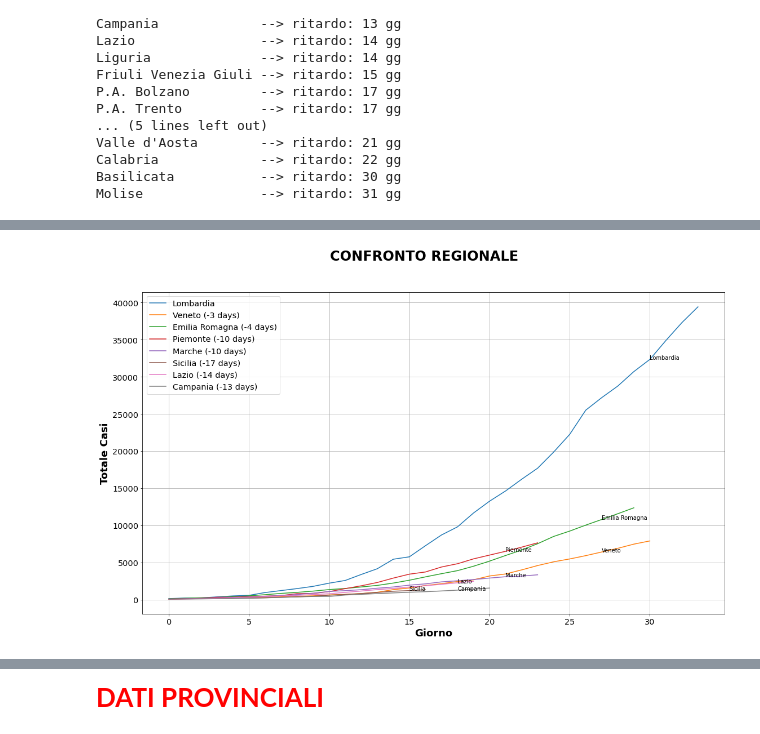
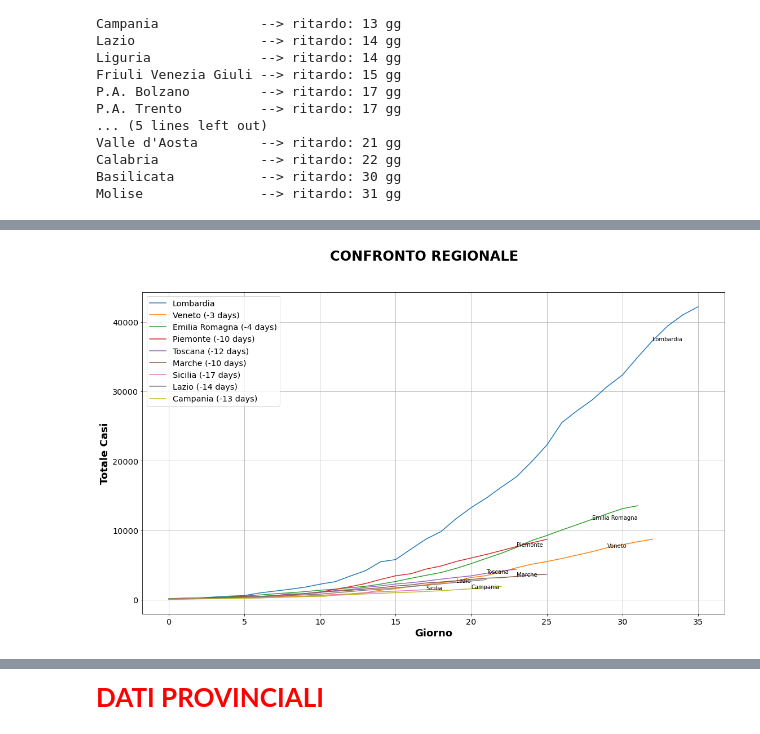
Before and after one commit to foppini975/covid19, a Jupyter notebook: Covid-19 Report.ipynb, the cells around one changed output, grey strips where cells are left out. Saved outputs shown, nothing was run; the diff lists cells and outputs as text; code cells hidden in the pictures.

```diff
--- a/Covid-19 Report.ipynb
+++ b/Covid-19 Report.ipynb
@@ -27,15 +27,22 @@ def getlatest(df, column):
     latest_date = df.max()['data']
     latest_but_one_date = df[df['data'] != latest_date].max()['data']
 
-    latest_value = df[df['data'] == latest_date][column].values[0]
-    latest_but_one_value = df[df['data'] == latest_but_one_date][column].values[0]
+    try:
+        latest_value = int(df[df['data'] == latest_date][column].values[0])
+        latest_but_one_value = int(df[df['data'] == latest_but_one_date][column].values[0])
+    except Exception as e:
+        print("Exception: {}".format(e))
     sign_char = ""
-    if latest_value >= latest_but_one_value:
-        sign_char = "+"
-    if latest_but_one_value == 0:
-        incr_perc = "--"
-    else:
-        incr_perc = "{}{:.2f}%".format(sign_char, 100*(latest_value-latest_but_one_value)/latest_but_one_value)
+    try:
+        if latest_value >= latest_but_one_value:
+            sign_char = "+"
+        if latest_but_one_value == 0:
+            incr_perc = "--"
+        else:
+            incr_perc = "{}{:.2f}%".format(sign_char, 100*(latest_value-latest_but_one_value)/latest_but_one_value)
+    except Exception as e:
+        print("Exception: {}".format(e))
+        print("Column: {} - Latest value: {} - Latest but one value: {}".format(column, latest_value, latest_but_one_value))
     return "{} [{}]".format(locale.format_string("%d", latest_value, grouping=True), incr_perc)
 
 NAT_JSON_URL = "https://raw.githubusercontent.com/pcm-dpc/COVID-19/master/dati-json/dpc-covid19-ita-andamento-nazionale.json"
@@ -733,9 +727,9 @@ df_plot.head()
 
 df_sim = pd.DataFrame()
 
-A = {'Lombardia': 40000.0, 'Veneto': 40000.0, 'Piemonte': 40000.0, 'Emilia Romagna': 40000.0, 'Marche': 40000.0}
-D = {'Lombardia': 22.0, 'Veneto': 22.0, 'Piemonte': 22.0, 'Emilia Romagna': 22.0, 'Marche': 22.0}
-T = {'Lombardia': 5.4, 'Veneto': 5.4, 'Piemonte': 5.4, 'Emilia Romagna': 5.4, 'Marche': 5.4}
+A = {'Lombardia': 40000.0, 'Veneto': 40000.0, 'Piemonte': 40000.0, 'Emilia Romagna': 40000.0, 'Toscana': 40000.0, 'Marche': 40000.0}
+D = {'Lombardia': 22.0, 'Veneto': 22.0, 'Piemonte': 22.0, 'Emilia Romagna': 22.0, 'Toscana': 22.0, 'Marche': 22.0}
+T = {'Lombardia': 5.4, 'Veneto': 5.4, 'Piemonte': 5.4, 'Emilia Romagna': 5.4, 'Toscana': 5.4, 'Marche': 5.4}
 
 def iterate_mse(df_plot, regioni, regione, param_name, A, D, T):
     epsilon_reference = {'A': 1000, 'D': 0.1, 'T': 0.2}
@@ -796,7 +790,7 @@ def iterate_mse(df_plot, regioni, regione, param_name, A, D, T):
 #RegValues_TAP = df_reg["totale_attualmente_positivi"]
 df_reg.head()
 
-for regione in ['Lombardia', 'Veneto', 'Emilia Romagna', 'Piemonte', 'Marche']:
+for regione in ['Lombardia', 'Veneto', 'Emilia Romagna', 'Piemonte', 'Toscana', 'Marche']:
     for big_loop in range(0,10):
         sim_0 = iterate_mse(df_plot, regioni, regione, "A", A, D, T)
         if VERBOSE:
@@ -815,35 +809,35 @@ plt.rcParams.update({'xtick.labelsize': 'x-large', 'ytick.labelsize': 'x-large',
 fig.set_size_inches(18.5, 10.5)
 fig.suptitle('CONFRONTO REGIONALE', fontsize=24, fontweight='bold')
 ax.set_xlabel('Giorno', horizontalalignment='center', fontsize=18, fontweight='bold')
 ax.set_ylabel('Totale Casi', fontsize=18, fontweight='bold')
 
 #for regione in regioni:
-for regione in ['Lombardia', 'Veneto', 'Emilia Romagna', 'Piemonte', 'Marche', 'Sicilia', 'Lazio', 'Campania']:
+for regione in ['Lombardia', 'Veneto', 'Emilia Romagna', 'Piemonte', 'Toscana', 'Marche', 'Sicilia', 'Lazio', 'Campania']:
     if regioni[regione] == min_offset:
         ax.plot(df_plot[regione][0:len(df_plot[regione])-regioni[regione]], label="{}".format(regione))
     else:
         ax.plot(df_plot[regione][0:len(df_plot[regione])-regioni[regione]], label="{} (-{} days)".format(regione, regioni[regione] - min_offset))
     text_x_pos = int(.9 * (len(df_plot[regione])-regioni[regione]))
     text_y_pos = int(df_plot[regione][text_x_pos])
     plt.text(text_x_pos, text_y_pos, regione)
 
 
 """
 for regione in ['Lombardia', 'Veneto', 'Emilia Romagna', 'Piemonte', 'Marche']:
     ax.plot(df_sim[regione], label = "{} sim".format(regione), linestyle='dashed')
     text_x_pos = int(.9 * len(df_sim[regione]))
     text_y_pos = int(df_sim[regione][text_x_pos])
     plt.text(text_x_pos, text_y_pos, regione)
 
     peak_datetime = origin_datetime + datetime.timedelta(days=regioni[regione] + D[regione])
     print("{:10} --> picco: {} ; Totale casi finale = {:8.0f} ; Costante di tempo = {:.1f} gg".format(regione[:10], peak_datetime.strftime("%b %d"), A[regione], T[regione]))
 """
 ax.grid()
 ax.legend()
 
 plt.show()
 # %% [output]
-[figure, old version]
+[figure, new version]
 # %%
 fig, ax = plt.subplots()
 plt.rcParams.update({'xtick.labelsize': 'x-large', 'ytick.labelsize': 'x-large', 'legend.fontsize': 'x-large'})
```
Also changed, not shown: parts of 17 cells of this notebook.
